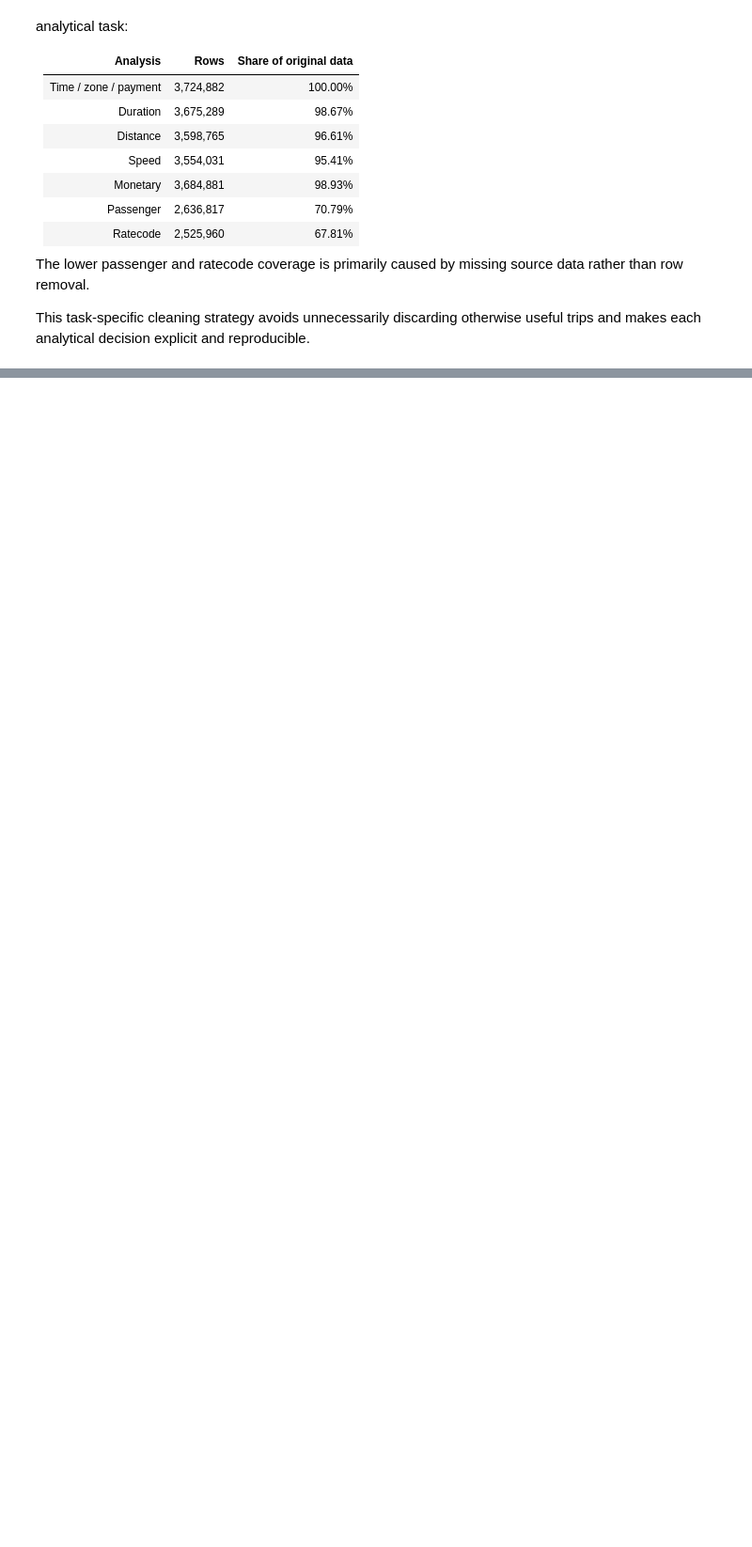
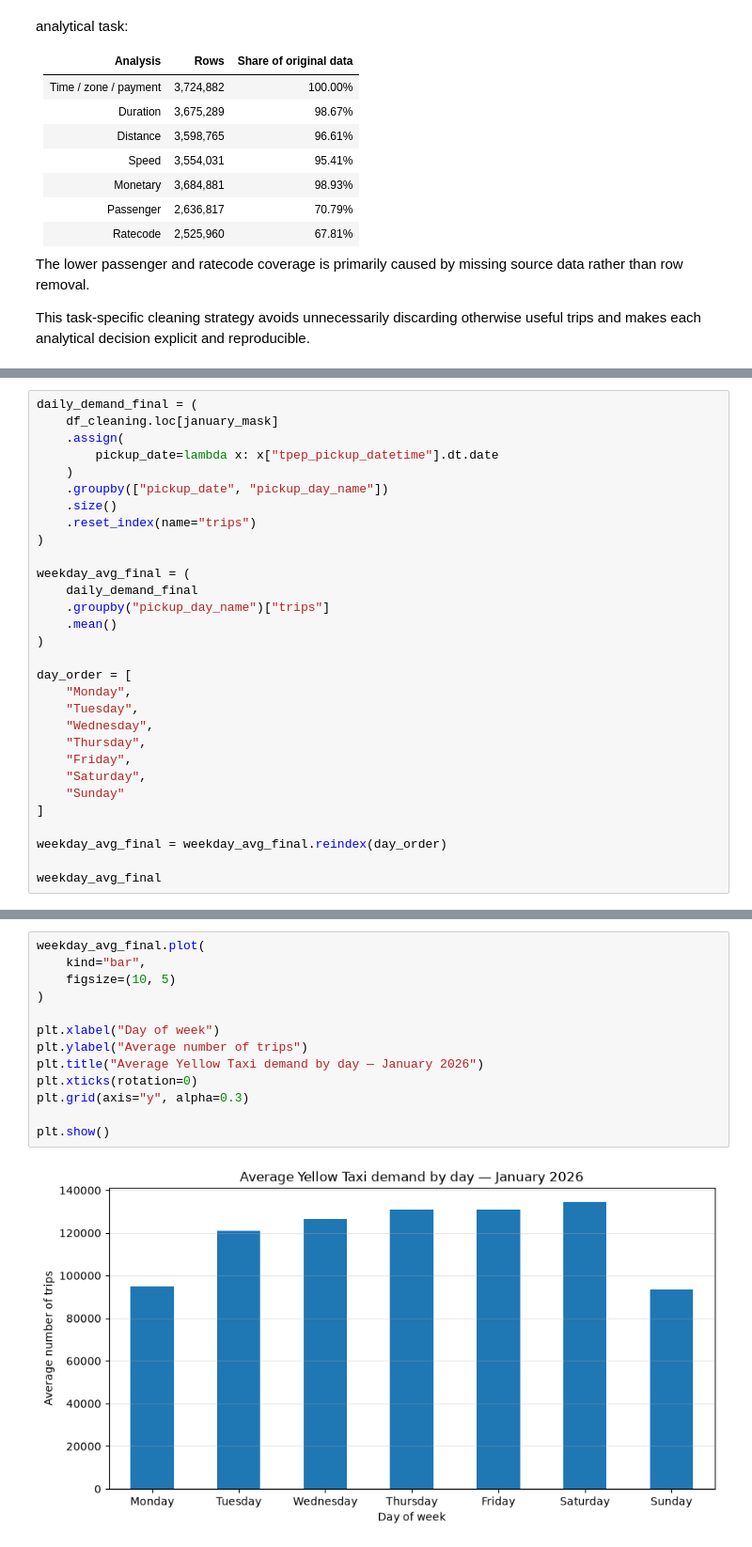
Before and after one commit to sazinovic/nyc-taxi-analysis, a Jupyter notebook: notebooks/01-exploration.ipynb, the cells around one changed output, grey strips where cells are left out. Shown at 94% size. Saved outputs shown, nothing was run; the diff lists cells and outputs as text; blank space fills up the shorter version.

```diff
--- a/notebooks/01-exploration.ipynb
+++ b/notebooks/01-exploration.ipynb
@@ -3657,0 +3748,30 @@ This task-specific cleaning strategy avoids unnecessarily discarding otherwise u
+# %%
+daily_demand_final = (
+    df_cleaning.loc[january_mask]
+    .assign(
+        pickup_date=lambda x: x["tpep_pickup_datetime"].dt.date
+    )
+    .groupby(["pickup_date", "pickup_day_name"])
+    .size()
+    .reset_index(name="trips")
+)
+
+weekday_avg_final = (
+    daily_demand_final
+    .groupby("pickup_day_name")["trips"]
+    .mean()
+)
+
+day_order = [
+    "Monday",
+    "Tuesday",
+    "Wednesday",
+    "Thursday",
+    "Friday",
+    "Saturday",
+    "Sunday"
+]
+
+weekday_avg_final = weekday_avg_final.reindex(day_order)
+
+weekday_avg_final
@@ -3657,0 +3788,15 @@ This task-specific cleaning strategy avoids unnecessarily discarding otherwise u
+# %%
+weekday_avg_final.plot(
+    kind="bar",
+    figsize=(10, 5)
+)
+
+plt.xlabel("Day of week")
+plt.ylabel("Average number of trips")
+plt.title("Average Yellow Taxi demand by day — January 2026")
+plt.xticks(rotation=0)
+plt.grid(axis="y", alpha=0.3)
+
+plt.show()
+# %% [output]
+[figure, added]
```
Also changed, not shown: parts of 31 cells of this notebook.
